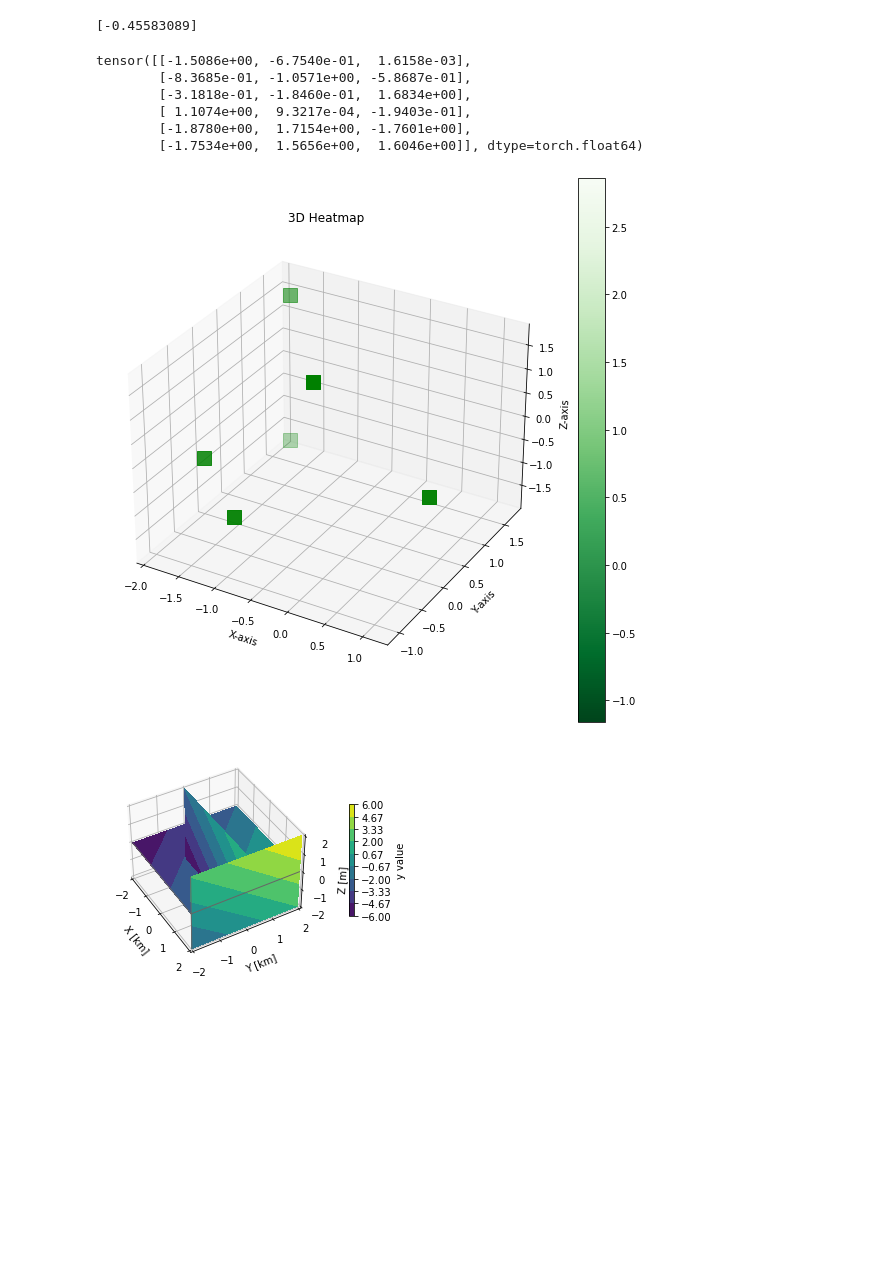
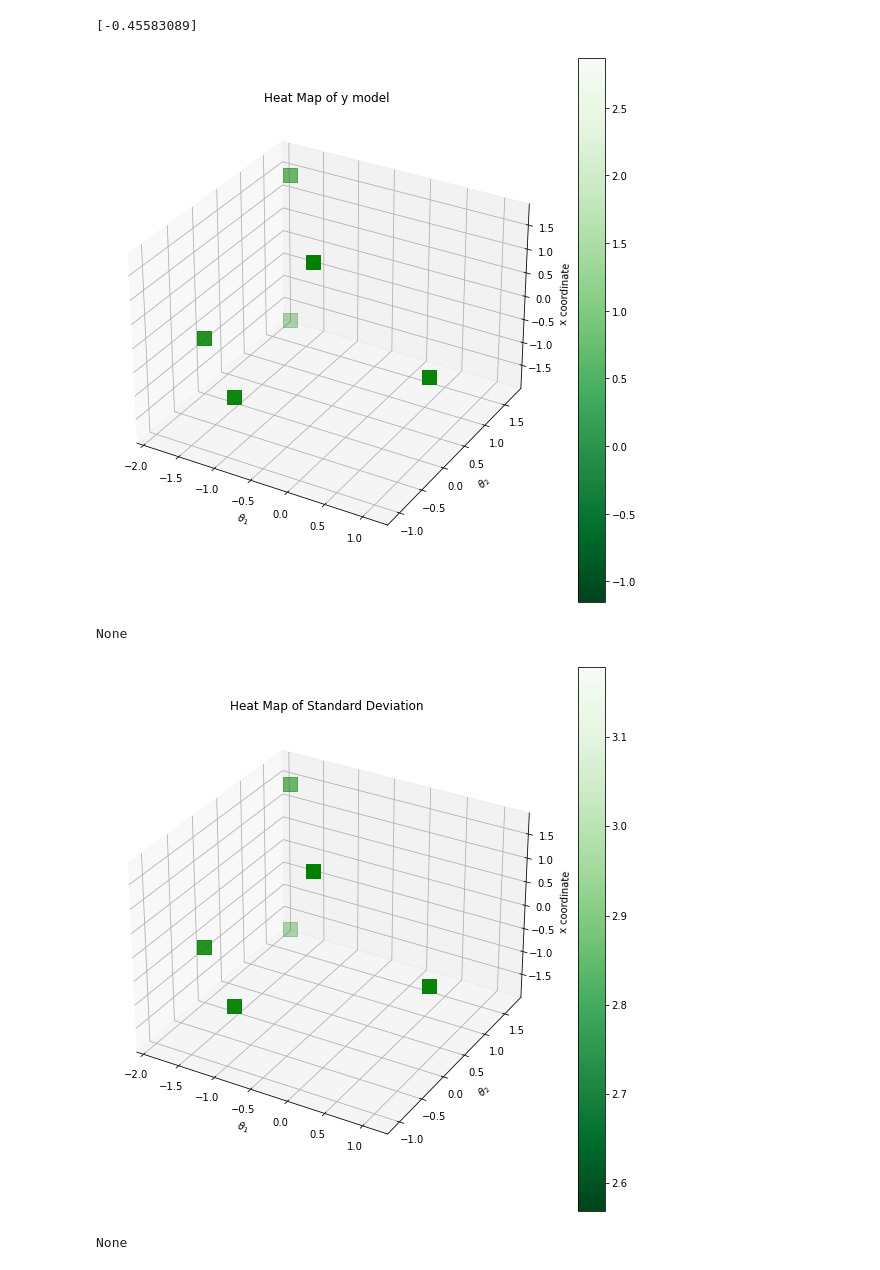
Before and after one commit to dowlinglab/GPBO_Emulators, a Jupyter notebook: Toy_Problem_GP.ipynb, the cells around one changed output. Cells and saved outputs as stored; diff of their text form; code cells hidden in the pictures; blank space fills up the shorter version.

```diff
--- a/Toy_Problem_GP.ipynb
+++ b/Toy_Problem_GP.ipynb
@@ -236,52 +237,15 @@ pred_var = torch.tensor([1])
 print(calc_ei_advanced(f_best,mu,pred_var,y_exp))
 # %% [output]
 [-0.45583089]
-# %%
-#Define dimensions
-p1_range = np.linspace(-2,2,5)
-p2_range = np.linspace(-2,2,5)
-p3_range = np.linspace(-2,2,5)
-Param_Space = np.meshgrid(p1_range, p2_range, p3_range)
-# %% [output]
-tensor([[-1.5086e+00, -6.7540e-01,  1.6158e-03],
-        [-8.3685e-01, -1.0571e+00, -5.8687e-01],
-        [-3.1818e-01, -1.8460e-01,  1.6834e+00],
-        [ 1.1074e+00,  9.3217e-04, -1.9403e-01],
-        [-1.8780e+00,  1.7154e+00, -1.7601e+00],
-        [-1.7534e+00,  1.5656e+00,  1.6046e+00]], dtype=torch.float64)
 # %%
-titel = "y model"
-print(plotter_adv(test_p, y_model)
-# test_p_1 = test_p[:,0].numpy() #Theta1 #1 x 6
-# test_p_2 = test_p[:,1].numpy() #Theta 2 #1 x 6
-# test_p_3 = test_p[:,2].numpy() #x #1 x 6
+title2 = "y model"
 
-# color = y_model
-
-# # creating figures
-# fig = plt.figure(figsize=(10, 10))
-# ax = fig.add_subplot(111, projection='3d')
-
-# # setting color bar
-# color_map = cm.ScalarMappable(cmap=cm.Greens_r)
-# color_map.set_array(color)
-
-# # creating the heatmap
-# img = ax.scatter(test_p_1, test_p_2, test_p_3, marker='s',
-#                  s=200, color='green')
-# plt.colorbar(color_map)
-
-# # adding title and labels
-# ax.set_title("3D Heatmap")
-# ax.set_xlabel('X-axis')
-# ax.set_ylabel('Y-axis')
-# ax.set_zlabel('Z-axis')
-
-# # displaying plot
-# plt.show()
+print(y_plotter_adv(test_p, y_model, title2))
 # %% [output]
-[figure, old version]
+[figure, new version]
+None
 # %%
-y_plotter2(Param_Space)
+print(stdev_plotter_adv(test_p, model_stdev))
 # %% [output]
-[figure, old version]
+[figure, new version]
+None
```
Also changed, not shown: parts of 5 cells of this notebook, 1 other file.
